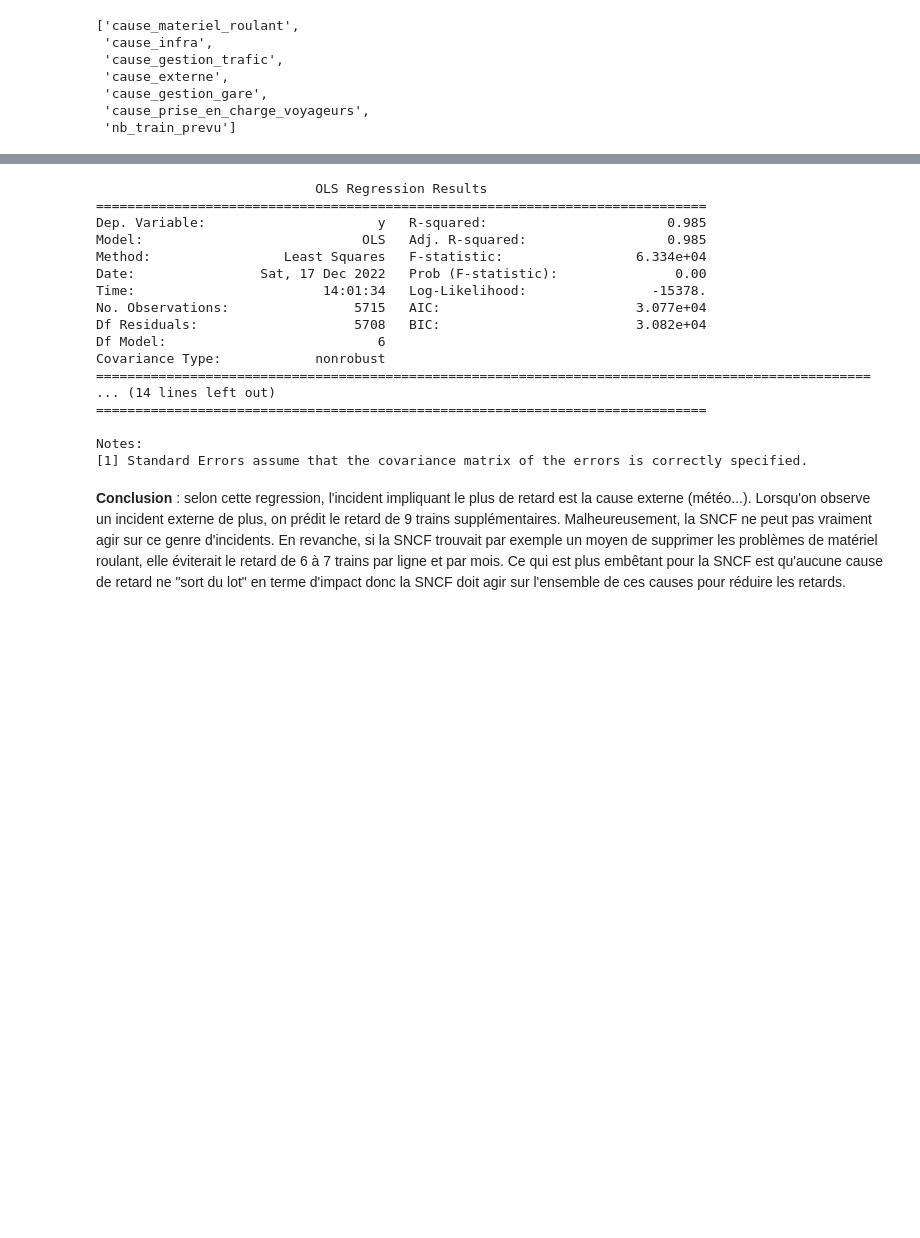
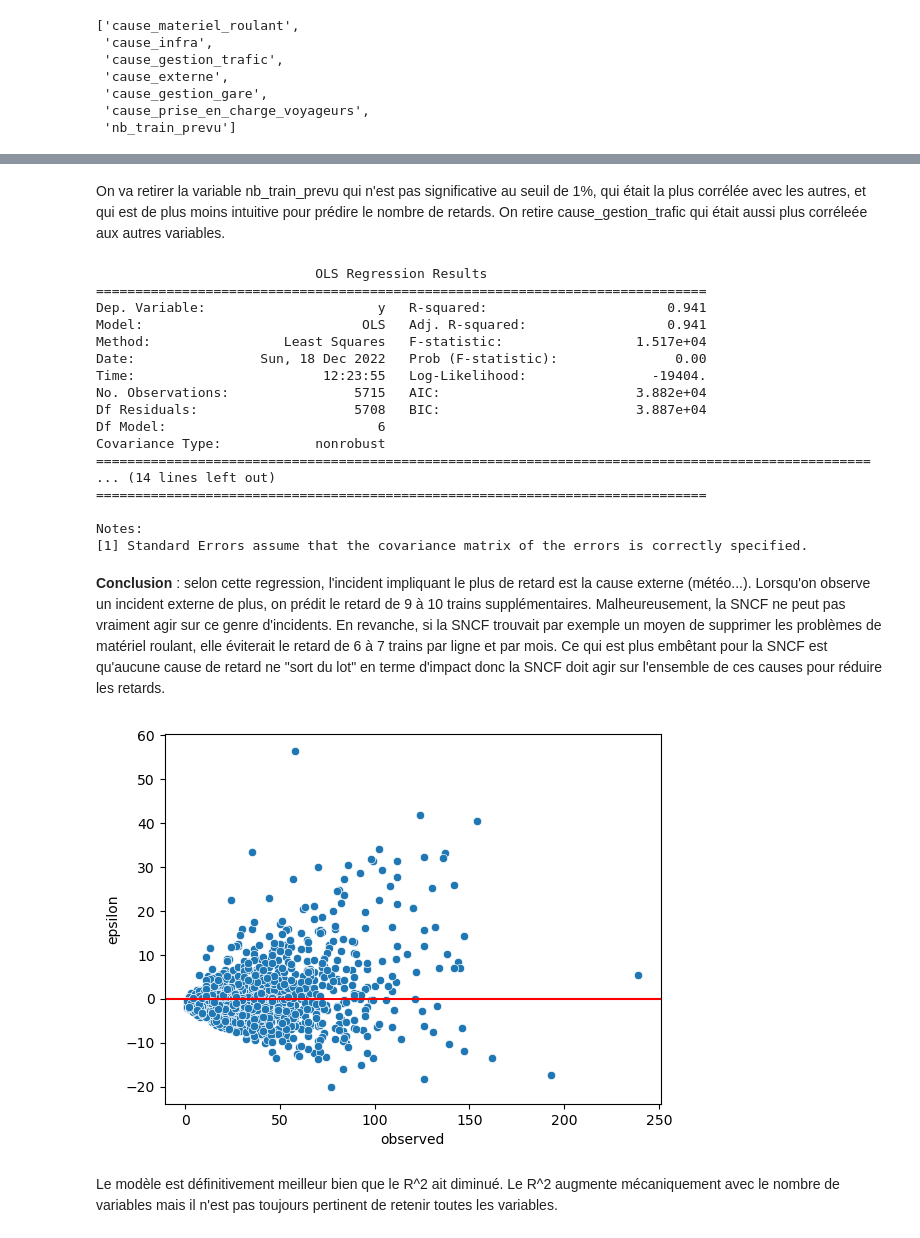
Before and after one commit to DiegoRenaud/Exercice, a Jupyter notebook: regression_lasso.ipynb, the cells around one changed output, grey strips where cells are left out. Saved outputs shown, nothing was run; the diff lists cells and outputs as text; code cells hidden in the pictures; blank space fills up the shorter version.

```diff
--- a/regression_lasso.ipynb
+++ b/regression_lasso.ipynb
@@ -307,19 +280,21 @@ Notes:
+# %% [markdown]
+On va retirer la variable nb_train_prevu qui n'est pas significative au seuil de 1%, qui était la plus corrélée avec les autres, et qui est de plus moins intuitive pour prédire le nombre de retards. On retire cause_gestion_trafic qui était aussi plus corréleée aux autres variables.
 # %%
-#regression finale
-reg_3 = regression(df_retards[features_selec[1:]], df_retards[['nb_train_retard_arrivee']])
+#Régression finale
+reg_3 = regression(df_retards[['cause_materiel_roulant','cause_infra','cause_externe','cause_gestion_gare','cause_prise_en_charge_voyageurs','nb_train_prevu']], df_retards[['nb_train_retard_arrivee']])
 results_3 = reg_3[0]
 
 print(results_3.summary())
 # %% [output]
                             OLS Regression Results
 ==============================================================================
-Dep. Variable:                      y   R-squared:                       0.985
-Model:                            OLS   Adj. R-squared:                  0.985
-Method:                 Least Squares   F-statistic:                 6.334e+04
-Date:                Sat, 17 Dec 2022   Prob (F-statistic):               0.00
-Time:                        14:01:34   Log-Likelihood:                -15378.
-No. Observations:                5715   AIC:                         3.077e+04
-Df Residuals:                    5708   BIC:                         3.082e+04
+Dep. Variable:                      y   R-squared:                       0.941
+Model:                            OLS   Adj. R-squared:                  0.941
+Method:                 Least Squares   F-statistic:                 1.517e+04
+Date:                Sun, 18 Dec 2022   Prob (F-statistic):               0.00
+Time:                        12:23:55   Log-Likelihood:                -19404.
+No. Observations:                5715   AIC:                         3.882e+04
+Df Residuals:                    5708   BIC:                         3.887e+04
 Df Model:                           6
 Covariance Type:            nonrobust
 ===================================================================================================
@@ -329,6 +304,15 @@ Covariance Type:            nonrobust
 Notes:
 [1] Standard Errors assume that the covariance matrix of the errors is correctly specified.
 # %% [markdown]
-**Conclusion** : selon cette regression, l'incident impliquant le plus de retard est la cause externe (météo...). Lorsqu'on observe un incident externe de plus, on prédit le retard de 9 trains supplémentaires. Malheureusement, la SNCF ne peut pas vraiment agir sur ce genre d'incidents.
+**Conclusion** : selon cette regression, l'incident impliquant le plus de retard est la cause externe (météo...). Lorsqu'on observe un incident externe de plus, on prédit le retard de 9 à 10 trains supplémentaires. Malheureusement, la SNCF ne peut pas vraiment agir sur ce genre d'incidents.
 En revanche, si la SNCF trouvait par exemple un moyen de supprimer les problèmes de matériel roulant, elle éviterait le retard de 6 à 7 trains par ligne et par mois.
 Ce qui est plus embêtant pour la SNCF est qu'aucune cause de retard ne "sort du lot" en terme d'impact donc la SNCF doit agir sur l'ensemble de ces causes pour réduire les retards.
+# %%
+xTest = reg_3[2]
+yTest = reg_3[4]
+yPred = results_3.predict(xTest)
+visu_erreur(yPred, yTest)
+# %% [output]
+[figure, added]
+# %% [markdown]
+Le modèle est définitivement meilleur bien que le R^2 ait diminué. Le R^2 augmente mécaniquement avec le nombre de variables mais il n'est pas toujours pertinent de retenir toutes les variables.
```
Also changed, not shown: parts of 34 cells of this notebook, 2 other files.
